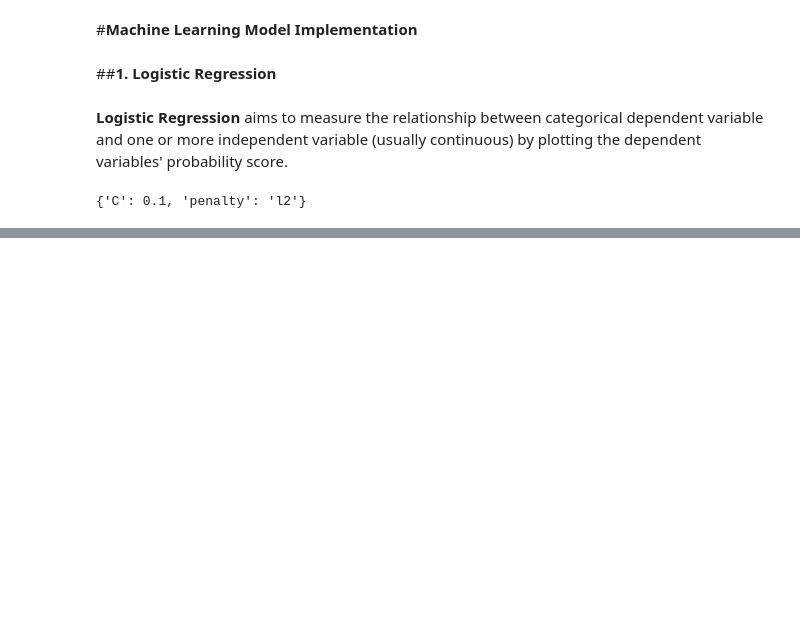
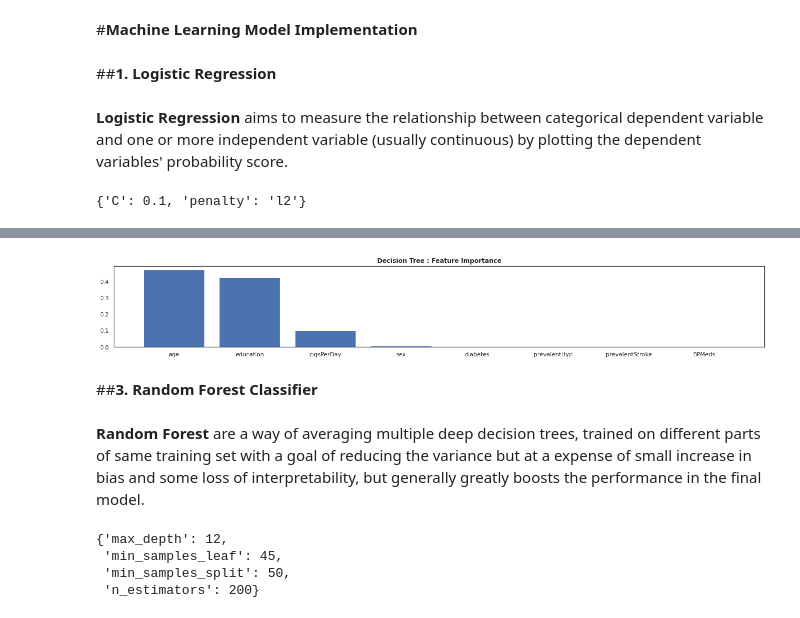
Before and after one commit to Kousikdutta1/Cardiovascular-Risk-Prediction, a Jupyter notebook: Kousik_Dutta_Cardiovascular_Risk_Prediction_Capstone_Project_.ipynb, the cells around one changed output, grey strips where cells are left out. Saved outputs shown, nothing was run; the diff lists cells and outputs as text; code cells hidden in the pictures; blank space fills up the shorter version.

```diff
--- a/Kousik_Dutta_Cardiovascular_Risk_Prediction_Capstone_Project_.ipynb
+++ b/Kousik_Dutta_Cardiovascular_Risk_Prediction_Capstone_Project_.ipynb
@@ -999,0 +1081,52 @@ plt.show()
+# %%
+# Let's plot feature importance for Decision Tree model
+
+importance = np.abs(dtg.best_estimator_.feature_importances_)
+index = np.argsort(importance)
+index = index[::-1]
+plt.figure(figsize=(18,3))
+plt.bar(range(len(index)), importance[index])
+plt.xticks(range(len(index)),[independent_variables[i] for i in index])
+plt.title('Decision Tree : Feature Importance', weight =  'bold')
+plt.tight_layout()
+plt.show()
+# %% [output]
+[figure, added]
+# %% [markdown]
+##**3. Random Forest Classifier**
+# %% [markdown]
+**Random Forest** are a way of averaging multiple deep decision trees, trained on different parts of same training set with a goal of reducing the variance but at a expense of small increase in bias and some loss of interpretability, but generally greatly boosts the performance in the final model.
+# %%
+# Let's make a Random Forest model
+
+rf = RandomForestClassifier(random_state = 3)
+
+# Hyperparameter grid
+
+grid2 = {'n_estimators' : [100,125,150,200],
+         'max_depth' : [4,6,8,10,12],
+         'min_samples_split' : [50,60,70,80],
+         'min_samples_leaf' : [45,50,55,60]}
+
+
+
+# Defining Scoring
+
+scoring = make_scorer(f1_score, pos_label = 1)
+
+# Gridsearch to find best parameters
+
+rfg = GridSearchCV(rf, param_grid = grid2, cv = 5, scoring = scoring )
+
+# Training the classifier
+
+rfg.fit(X_st_scale, y_smotetomek)
+
+# Let's see the best parameters after applying gridsearch
+
+rfg.best_params_
+# %% [output]
+{'max_depth': 12,
+ 'min_samples_leaf': 45,
+ 'min_samples_split': 50,
+ 'n_estimators': 200}
```
Also changed, not shown: parts of 29 cells of this notebook.
